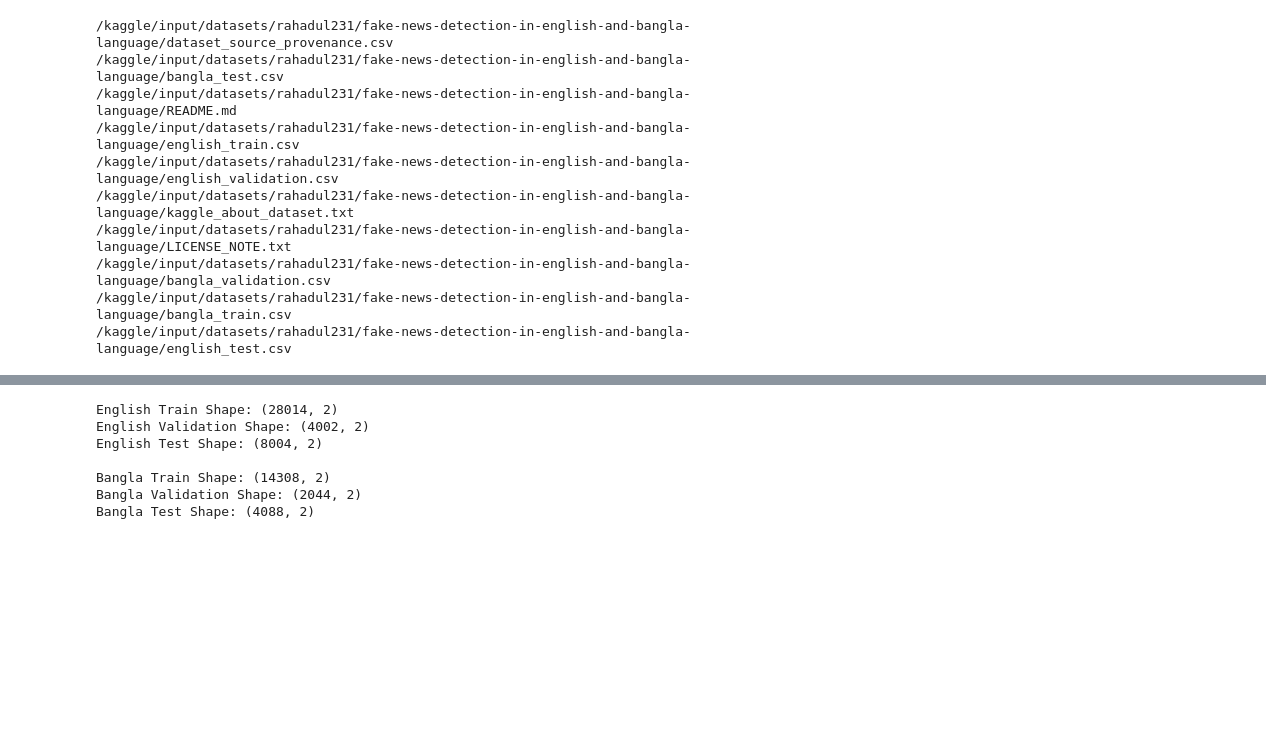
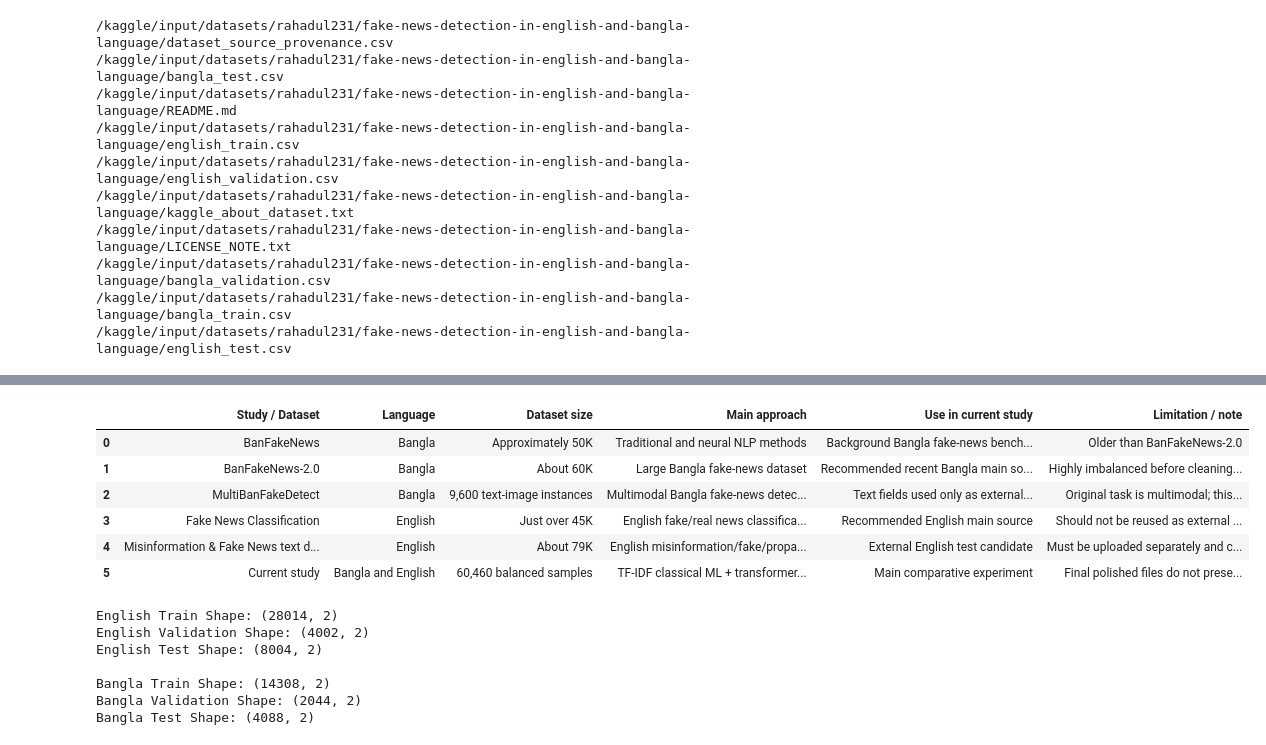
Before and after one commit to rahadul231/Fake-News-Detection-in-English-and-Bangla, a Jupyter notebook: fake-news-detection-in-english-and-bangla.ipynb, the cells around one changed output, grey strips where cells are left out. Cells and saved outputs as stored; diff of their text form; code cells hidden in the pictures; blank space fills up the shorter version.

```diff
--- a/fake-news-detection-in-english-and-bangla.ipynb
+++ b/fake-news-detection-in-english-and-bangla.ipynb
@@ -278,3 +368,67 @@ All required final Q1-safe dataset files found successfully.
+# %%
+# Step 3B: Related Work and Dataset Comparison Table
+
+related_work_table = pd.DataFrame([
+    {
+        "Study / Dataset": "BanFakeNews",
+        "Language": "Bangla",
+        "Dataset size": "Approximately 50K",
+        "Main approach": "Traditional and neural NLP methods",
+        "Use in current study": "Background Bangla fake-news benchmark",
+        "Limitation / note": "Older than BanFakeNews-2.0"
+    },
+    {
+        "Study / Dataset": "BanFakeNews-2.0",
+        "Language": "Bangla",
+        "Dataset size": "About 60K",
+        "Main approach": "Large Bangla fake-news dataset",
+        "Use in current study": "Recommended recent Bangla main source",
+        "Limitation / note": "Highly imbalanced before cleaning/balancing"
+    },
+    {
+        "Study / Dataset": "MultiBanFakeDetect",
+        "Language": "Bangla",
+        "Dataset size": "9,600 text-image instances",
+        "Main approach": "Multimodal Bangla fake-news detection",
+        "Use in current study": "Text fields used only as external Bangla test after label remapping",
+        "Limitation / note": "Original task is multimodal; this notebook uses text only"
+    },
+    {
+        "Study / Dataset": "Fake News Classification",
+        "Language": "English",
+        "Dataset size": "Just over 45K",
+        "Main approach": "English fake/real news classification",
+        "Use in current study": "Recommended English main source",
+        "Limitation / note": "Should not be reused as external test if included in training"
+    },
+    {
+        "Study / Dataset": "Misinformation & Fake News text dataset 79K",
+        "Language": "English",
+        "Dataset size": "About 79K",
+        "Main approach": "English misinformation/fake/propaganda classification",
+        "Use in current study": "External English test candidate",
+        "Limitation / note": "Must be uploaded separately and checked for overlap"
+    },
+    {
+        "Study / Dataset": "Current study",
+        "Language": "Bangla and English",
+        "Dataset size": "60,460 balanced samples",
+        "Main approach": "TF-IDF classical ML + transformer baselines",
+        "Use in current study": "Main comparative experiment",
+        "Limitation / note": "Final polished files do not preserve row-level source IDs"
+    }
+])
+
+display(related_work_table)
+related_work_table.to_csv("related_work_dataset_comparison.csv", index=False)
+# %% [output]
+|  | Study / Dataset | Language | Dataset size | Main approach | Use in current study | Limitation / note |
+| 0 | BanFakeNews | Bangla | Approximately 50K | Traditional and neural NLP methods | Background Bangla fake-news bench... | Older than BanFakeNews-2.0 |
+| 1 | BanFakeNews-2.0 | Bangla | About 60K | Large Bangla fake-news dataset | Recommended recent Bangla main so... | Highly imbalanced before cleaning... |
+| 2 | MultiBanFakeDetect | Bangla | 9,600 text-image instances | Multimodal Bangla fake-news detec... | Text fields used only as external... | Original task is multimodal; this... |
+| 3 | Fake News Classification | English | Just over 45K | English fake/real news classifica... | Recommended English main source | Should not be reused as external ... |
+| 4 | Misinformation & Fake News text d... | English | About 79K | English misinformation/fake/propa... | External English test candidate | Must be uploaded separately and c... |
+| 5 | Current study | Bangla and English | 60,460 balanced samples | TF-IDF classical ML + transformer... | Main comparative experiment | Final polished files do not prese... |
 # %%
 # Step 4: Load English and Bangla Train/Validation/Test Files
 
```
Also changed, not shown: parts of 96 cells of this notebook.
